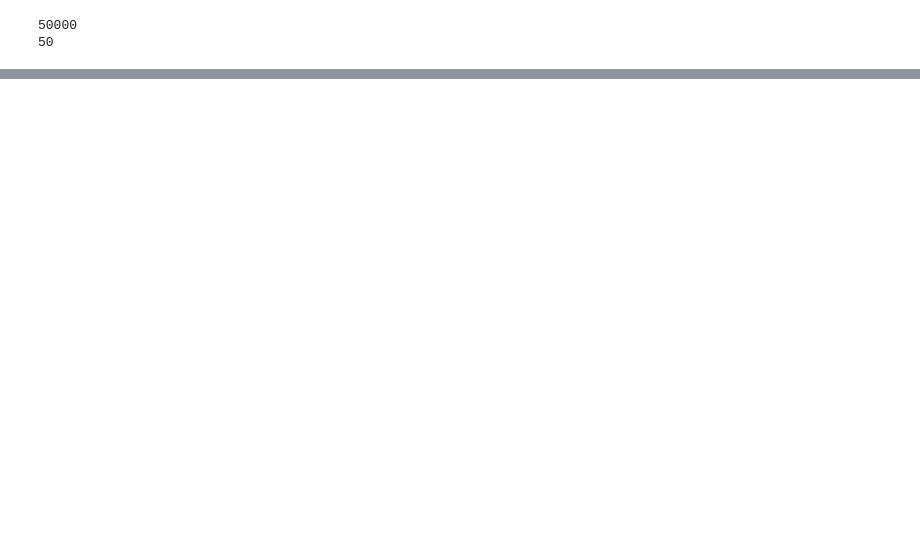
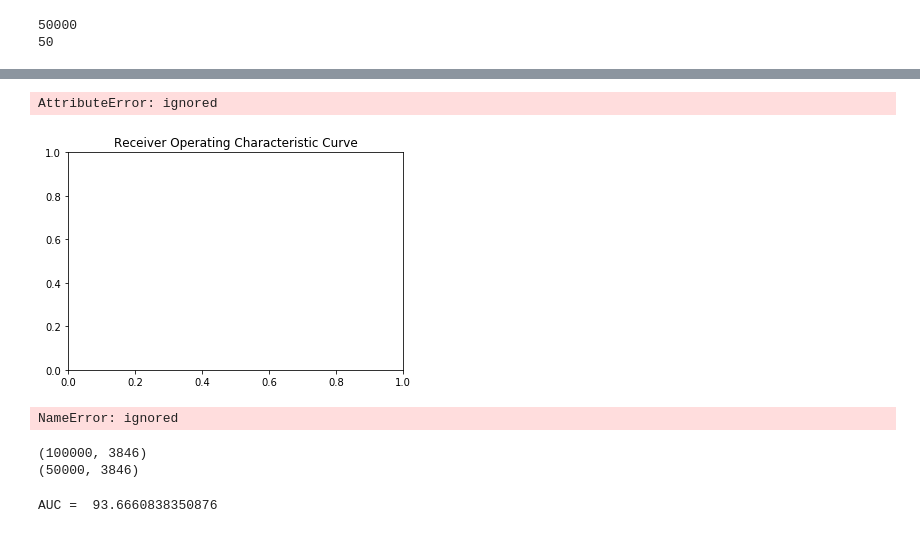
Before and after one commit to LIMON100/Amazon-Fine-Food-Reviews, a Jupyter notebook: LogisticRegression_on_Amazon_Fine_Food_Reviews.ipynb, the cells around one changed output, grey strips where cells are left out. Drawn from its saved outputs; the diff is of its cells as text; code cells hidden in the pictures; blank space fills up the shorter version.

```diff
--- a/LogisticRegression_on_Amazon_Fine_Food_Reviews.ipynb
+++ b/LogisticRegression_on_Amazon_Fine_Food_Reviews.ipynb
@@ -615,0 +691,23 @@ for sent in tqdm(list_of_sent_test):
+# %%
+fpr, tpr, threshold = metrics.roc_curve(y_test, lr.predict_proba(X_test)[:,1],pos_label="positive")
+fpr2, tpr2, threshold2 = metrics.roc_curve(y_train, lr.predict_proba(X_train)[:,1],pos_label="positive")
+
+roc_auc = metrics.auc(fpr, tpr)
+roc_auc2 = metrics.auc(fpr2, tpr2)
+# %%
+# plot ROC-curve
+plt.title('Receiver Operating Characteristic Curve')
+plt.gca().set_color_cycle(['red', 'green'])
+plt.plot(fpr, tpr, label = 'AUC = %0.2f' % roc_auc)
+plt.plot(fpr2, tpr2, label = 'AUC = %0.2f' % roc_auc2)
+plt.legend(['TEST Data', 'TRAIN Data'],loc = 'lower right')
+
+plt.plot([0, 1], [0, 1],'r--')
+plt.xlim([0, 1])
+plt.ylim([0, 1])
+plt.ylabel('True Positive Rate')
+plt.xlabel('False Positive Rate')
+plt.show()
+# %% [output]
+AttributeError: ignored
+[figure, added]
@@ -615,0 +716,5 @@ for sent in tqdm(list_of_sent_test):
+# %%
+w = lr.coef_
+print("Sparsity on Weight Vector = ",np.count_nonzero(w))
+# %% [output]
+NameError: ignored
@@ -615,0 +743,19 @@ for sent in tqdm(list_of_sent_test):
+# %%
+X_train.data = X_train.data + 0.01
+print(X_train.shape)
+print(X_test.shape)
+# %% [output]
+(100000, 3846)
+(50000, 3846)
+# %%
+# Logistic Regression with Optimal value of C i.e.(1/lambda)
+lr = LogisticRegression(penalty='l2', C=optimal_C, n_jobs=-1)
+lr.fit(X_train,y_train)
+pred = lr.predict(X_test)
+
+w_dash = lr.coef_
+fpr, tpr, threshold = metrics.roc_curve(y_test, lr.predict_proba(X_test)[:,1],pos_label="positive")
+auc = metrics.auc(fpr, tpr)
+print("AUC = ",auc*100)
+# %% [output]
+AUC =  93.6660838350876
```
Also changed, not shown: parts of 56 cells of this notebook.
